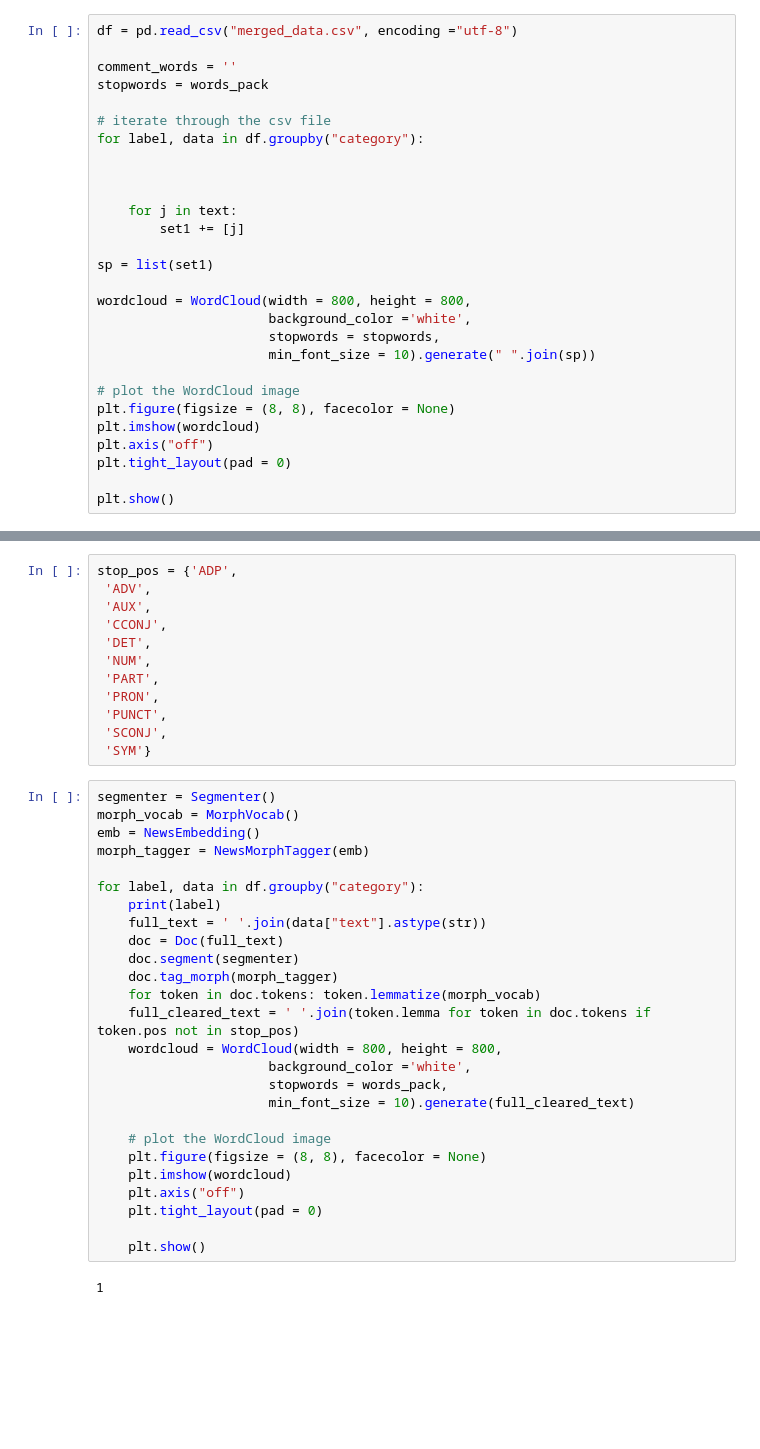
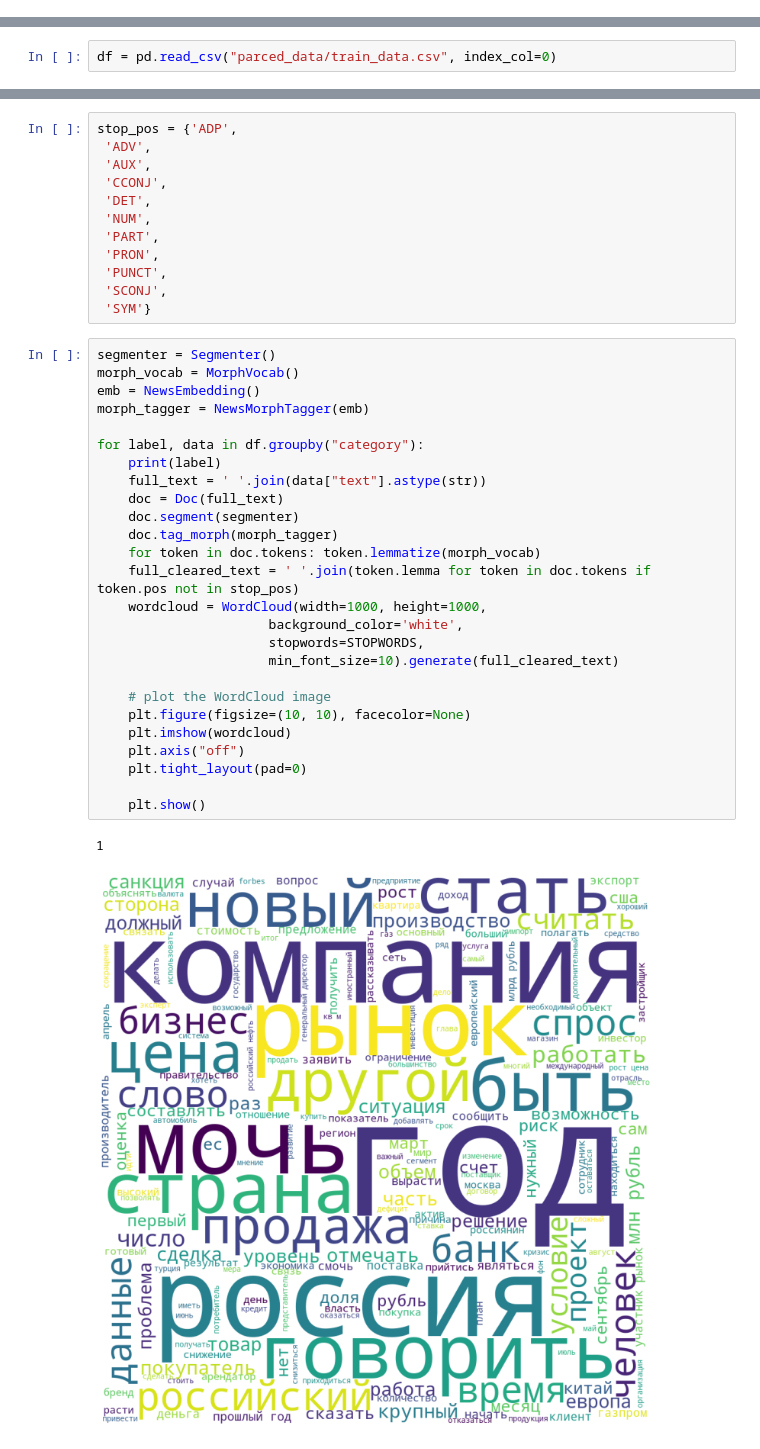
Before and after one commit to AnonimniyGeniy/moretech_prokhodilimimo, a Jupyter notebook: analysis.ipynb, the cells around one changed output, grey strips where cells are left out. Cells and saved outputs as stored; diff of their text form; blank space fills up the shorter version.

```diff
--- a/analysis.ipynb
+++ b/analysis.ipynb
@@ -35,28 +5,0 @@ words_pack
-# %%
-df = pd.read_csv("merged_data.csv", encoding ="utf-8")
-
-comment_words = ''
-stopwords = words_pack
-
-# iterate through the csv file
-for label, data in df.groupby("category"):
-
-
-
-    for j in text:
-        set1 += [j]
-
-sp = list(set1)
-
-wordcloud = WordCloud(width = 800, height = 800,
-                      background_color ='white',
-                      stopwords = stopwords,
-                      min_font_size = 10).generate(" ".join(sp))
-
-# plot the WordCloud image
-plt.figure(figsize = (8, 8), facecolor = None)
-plt.imshow(wordcloud)
-plt.axis("off")
-plt.tight_layout(pad = 0)
-
-plt.show()
@@ -65,3 +6,5 @@ plt.show()
+# %%
+df = pd.read_csv("parced_data/train_data.csv", index_col=0)
 # %%
 from natasha import (
     Segmenter,
@@ -87,28 +30,29 @@ stop_pos = {'ADP',
 # %%
 segmenter = Segmenter()
 morph_vocab = MorphVocab()
 emb = NewsEmbedding()
 morph_tagger = NewsMorphTagger(emb)
 
 for label, data in df.groupby("category"):
     print(label)
     full_text = ' '.join(data["text"].astype(str))
     doc = Doc(full_text)
     doc.segment(segmenter)
     doc.tag_morph(morph_tagger)
     for token in doc.tokens: token.lemmatize(morph_vocab)
     full_cleared_text = ' '.join(token.lemma for token in doc.tokens if token.pos not in stop_pos)
-    wordcloud = WordCloud(width = 800, height = 800,
-                      background_color ='white',
-                      stopwords = words_pack,
-                      min_font_size = 10).generate(full_cleared_text)
+    wordcloud = WordCloud(width=1000, height=1000,
+                      background_color='white',
+                      stopwords=STOPWORDS,
+                      min_font_size=10).generate(full_cleared_text)
 
     # plot the WordCloud image
-    plt.figure(figsize = (8, 8), facecolor = None)
+    plt.figure(figsize=(10, 10), facecolor=None)
     plt.imshow(wordcloud)
     plt.axis("off")
-    plt.tight_layout(pad = 0)
+    plt.tight_layout(pad=0)
 
     plt.show()
 # %% [output]
 1
+[figure, added]
```
Also changed, not shown: parts of 4 cells of this notebook, 1 other file.
